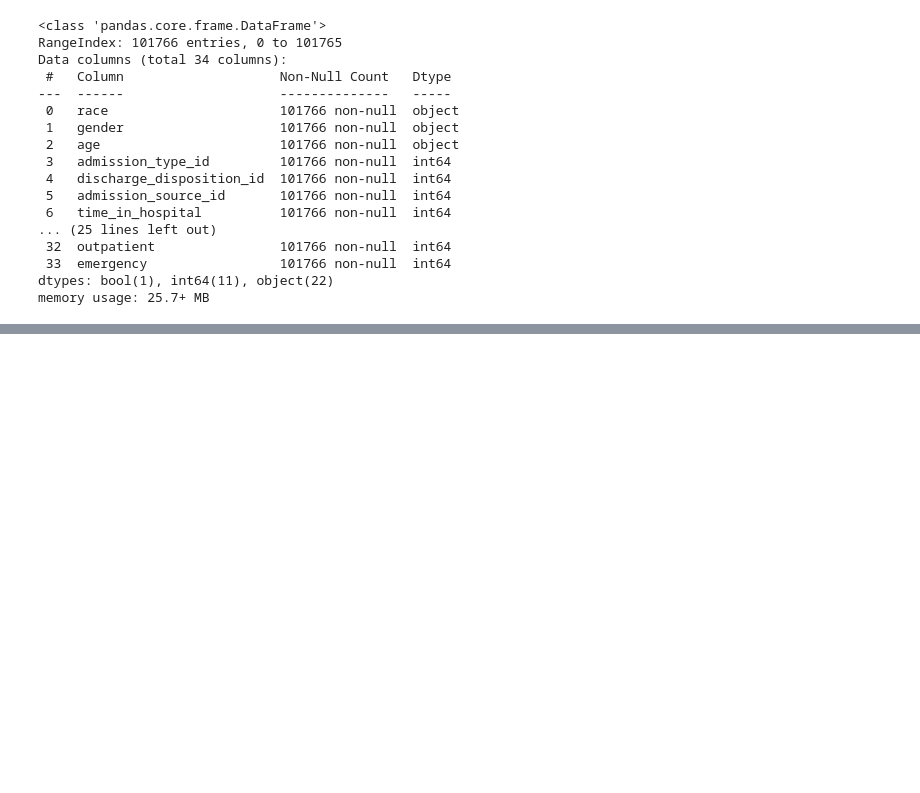
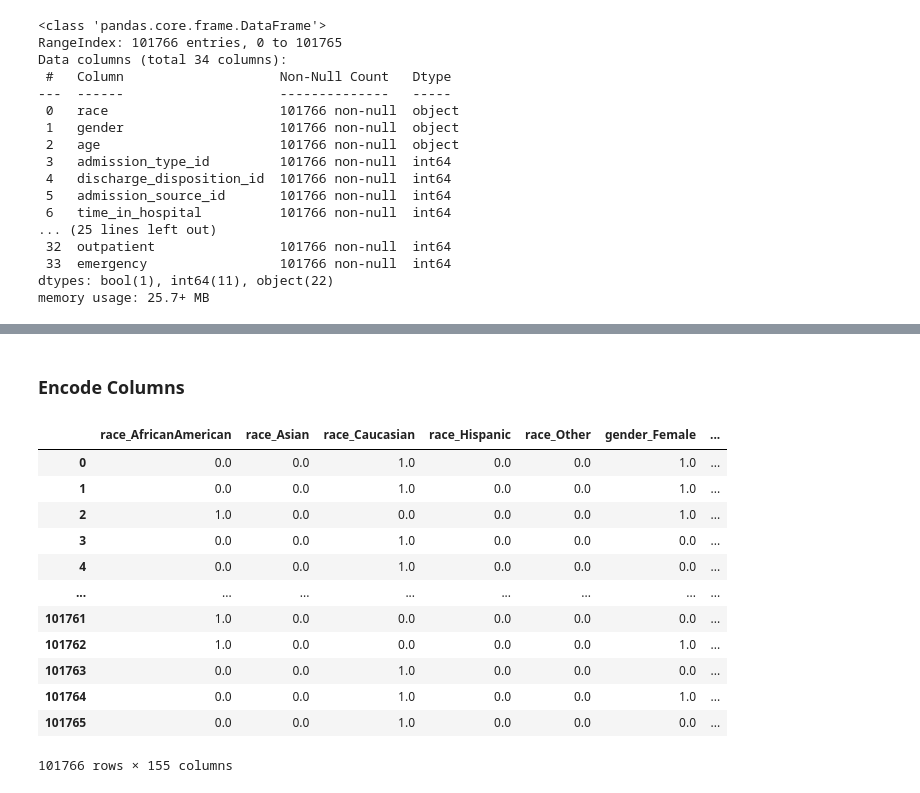
Before and after one commit to vlad-an/Comparative-Analysis-of-ML-Algorithms-Predicting-Hospital-Readmission-of-Diabetes-Patients, a Jupyter notebook: CP_Hospital_Readmission/ML.ipynb, the cells around one changed output, grey strips where cells are left out. Saved outputs shown, nothing was run; the diff lists cells and outputs as text; code cells hidden in the pictures; blank space fills up the shorter version.

```diff
--- a/CP_Hospital_Readmission/ML.ipynb
+++ b/CP_Hospital_Readmission/ML.ipynb
@@ -62,2 +131,48 @@ memory usage: 25.7+ MB
+# %% [markdown]
+### **Encode Columns**
+# %%
+col_names = diab_df.columns
+# %%
+# Define which columns should be one-hot encoded or ordinal encoded
+one_hot_columns = ['race', 'gender','admission_type_id',
+       'discharge_disposition_id', 'admission_source_id', 'diag_1', 'diag_2', 'diag_3',
+       'max_glu_serum', 'metformin', 'repaglinide', 'nateglinide',
+       'chlorpropamide', 'glimepiride', 'glipizide', 'glyburide',
+       'pioglitazone', 'acarbose', 'miglitol', 'insulin',
+       'glyburide-metformin', 'change', 'diabetesMed', 'outpatient', 'emergency']
+ordinal_columns = ["age", 'outliers' ]
+
+# Create column transformer
+preprocessor = ColumnTransformer(
+    transformers=[
+        ('onehot', OneHotEncoder(sparse_output=False,feature_name_combiner='concat'), one_hot_columns),
+        ('ordinal', OrdinalEncoder(), ordinal_columns)
+    ],
+    remainder='passthrough'  # Pass through columns not specified for encoding
+)
+
+# Apply the preprocessor to your data
+diab_df= preprocessor.fit_transform(diab_df)
+# %%
+diab_df = pd.DataFrame(diab_df,columns=preprocessor.get_feature_names_out(col_names))
+# %%
+# Remove prefixes ending with '__'
+diab_df.columns = [col.split('__')[-1] if '__' in col else col for col in diab_df.columns]
+# %%
+diab_df
+# %% [output]
+|  | race_AfricanAmerican | race_Asian | race_Caucasian | race_Hispanic | race_Other | gender_Female | ... |
+| 0 | 0.0 | 0.0 | 1.0 | 0.0 | 0.0 | 1.0 | ... |
+| 1 | 0.0 | 0.0 | 1.0 | 0.0 | 0.0 | 1.0 | ... |
+| 2 | 1.0 | 0.0 | 0.0 | 0.0 | 0.0 | 1.0 | ... |
+| 3 | 0.0 | 0.0 | 1.0 | 0.0 | 0.0 | 0.0 | ... |
+| 4 | 0.0 | 0.0 | 1.0 | 0.0 | 0.0 | 0.0 | ... |
+| ... | ... | ... | ... | ... | ... | ... | ... |
+| 101761 | 1.0 | 0.0 | 0.0 | 0.0 | 0.0 | 0.0 | ... |
+| 101762 | 1.0 | 0.0 | 0.0 | 0.0 | 0.0 | 1.0 | ... |
+| 101763 | 0.0 | 0.0 | 1.0 | 0.0 | 0.0 | 0.0 | ... |
+| 101764 | 0.0 | 0.0 | 1.0 | 0.0 | 0.0 | 1.0 | ... |
+| 101765 | 0.0 | 0.0 | 1.0 | 0.0 | 0.0 | 0.0 | ... |
+101766 rows × 155 columns
 # %%
 # Separate the target variable from the features
```
Also changed, not shown: parts of 28 cells of this notebook.
